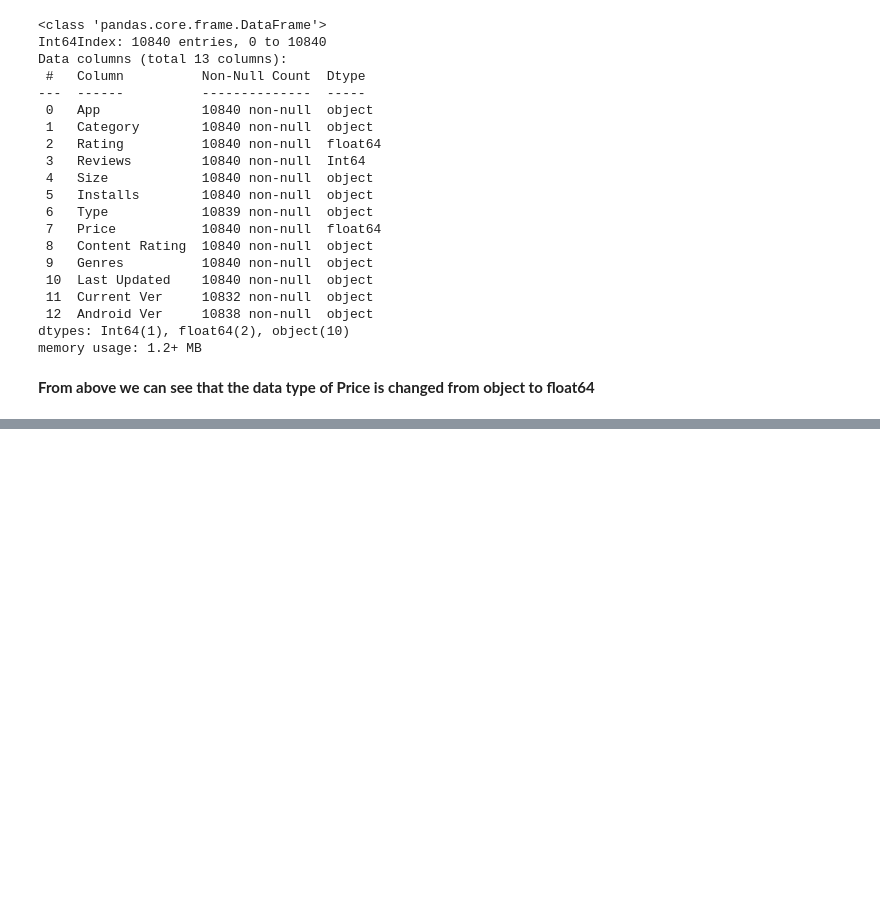
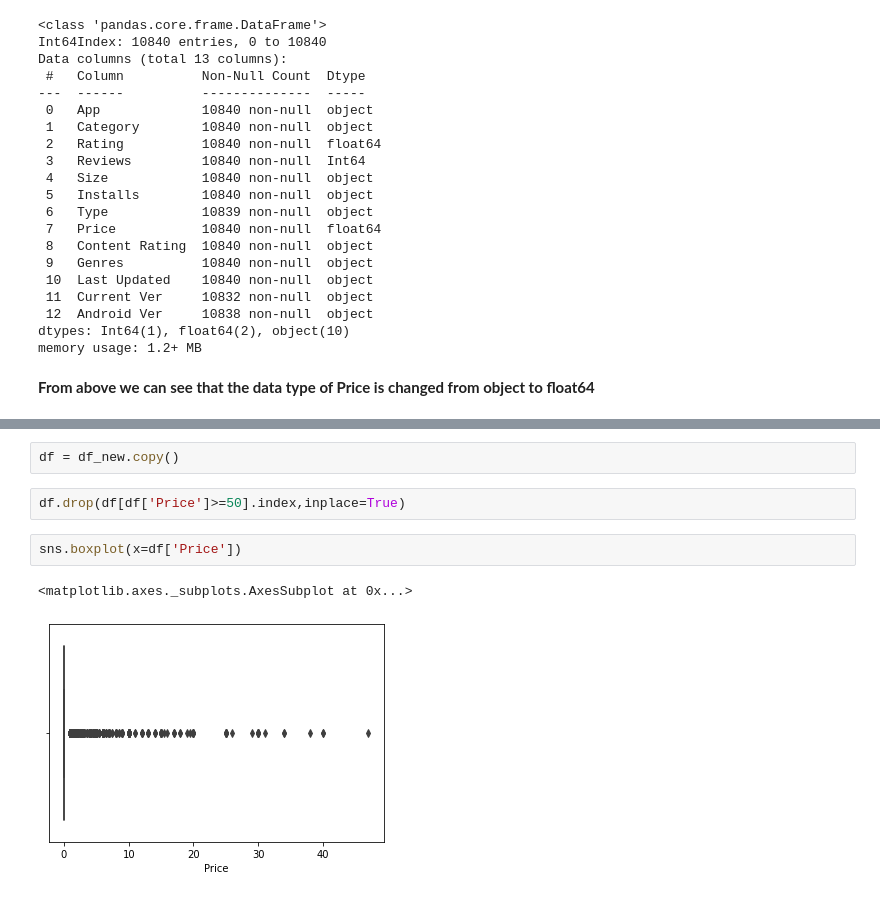
Before and after one commit to anshuldeoli/EDA_Project_Team_Notebook, a Jupyter notebook: Play_Store_App_Review_Analysis_Self_Capstone_Project.ipynb, the cells around one changed output, grey strips where cells are left out. Cells and saved outputs as stored; diff of their text form; blank space fills up the shorter version.

```diff
--- a/Play_Store_App_Review_Analysis_Self_Capstone_Project.ipynb
+++ b/Play_Store_App_Review_Analysis_Self_Capstone_Project.ipynb
@@ -196,0 +246,9 @@ memory usage: 1.2+ MB
+# %%
+df = df_new.copy()
+# %%
+df.drop(df[df['Price']>=50].index,inplace=True)
+# %%
+sns.boxplot(x=df['Price'])
+# %% [output]
+<matplotlib.axes._subplots.AxesSubplot at 0x...>
+[figure, added]
```
Also changed, not shown: parts of 11 cells of this notebook.
